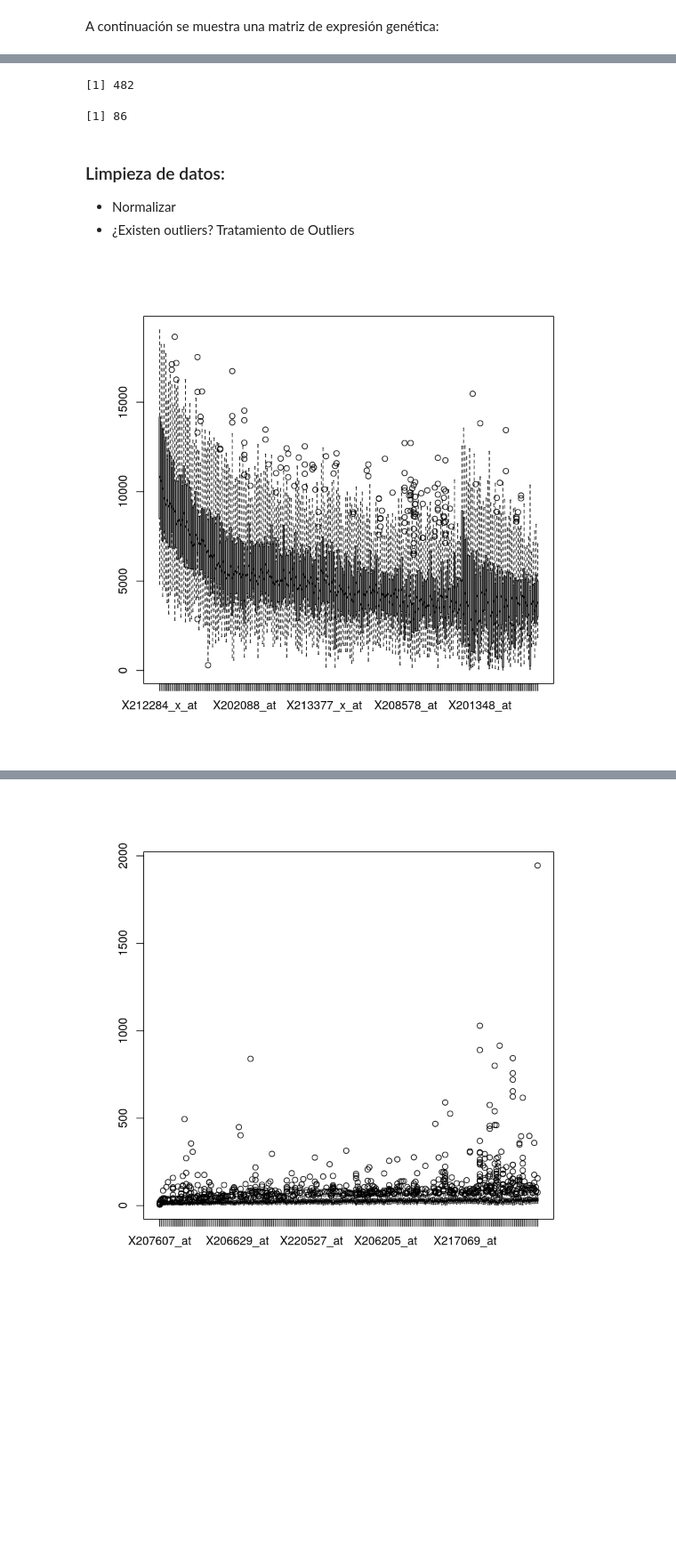
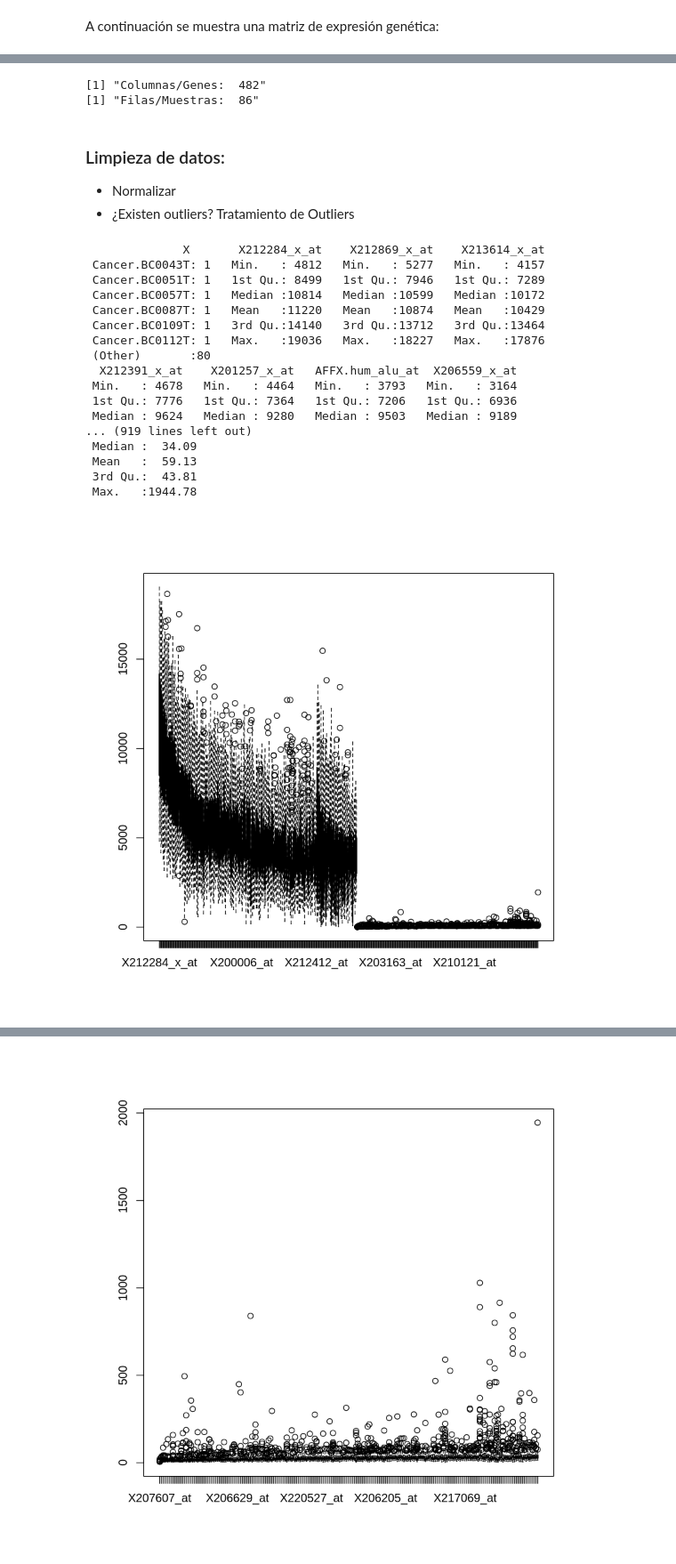
Before and after one commit to error0x01/DATA_MINING, a Jupyter notebook: Practica_jljg.ipynb, the cells around one changed output, grey strips where cells are left out. Shown at 89% size. Drawn from its saved outputs; the diff is of its cells as text; code cells hidden in the pictures; blank space fills up the shorter version.

```diff
--- a/Practica_jljg.ipynb
+++ b/Practica_jljg.ipynb
@@ -11,20 +12,45 @@ head(genexp)
 | Cancer.BC0051T | 9081.20 | 8925.35 | 8276.54 | 9021.02 | 8622.68 | 8925.17 | 7862.39 | ... |
 | Normal.BC0057N | 9006.52 | 8338.44 | 7069.53 | 7909.77 | 7348.80 | 7966.06 | 7120.25 | ... |
 | Cancer.BC0057T | 8307.87 | 7295.69 | 7048.75 | 7111.87 | 6372.62 | 8056.31 | 6406.97 | ... |
-# %%
-ncol(genexp)
-nrow(genexp)
-# %% [output]
-[1] 482
-[1] 86
+# %%
+c <- ncol(genexp)
+f <- nrow(genexp)
+print(paste("Columnas/Genes: ", c))
+print(paste("Filas/Muestras: ", f))
+# %% [output]
+[1] "Columnas/Genes:  482"
+[1] "Filas/Muestras:  86"
 # %% [markdown]
 ### Limpieza de datos:
 
 * Normalizar
 * ¿Existen outliers? Tratamiento de Outliers
 # %%
-# Analizando los datos vemos que hay dos grupos muy distintos de datos,
-# por lo que es interesante normalizarlos y con outliers en todos los casos
-boxplot(genexp[,2:252])
+# Analizando los datos (en base a lo que vemos en las siguientes celdas) vemos:
+# - que hay dos grupos [2-252] y [253:] muy distintos de datos
+# - no parece que hayan NA
+# por lo que es interesante normalizarlos y tratar los outliers
+
+summary(genexp)
 # %% [output]
-[figure, removed]
+              X       X212284_x_at    X212869_x_at    X213614_x_at
+ Cancer.BC0043T: 1   Min.   : 4812   Min.   : 5277   Min.   : 4157
+ Cancer.BC0051T: 1   1st Qu.: 8499   1st Qu.: 7946   1st Qu.: 7289
+ Cancer.BC0057T: 1   Median :10814   Median :10599   Median :10172
+ Cancer.BC0087T: 1   Mean   :11220   Mean   :10874   Mean   :10429
+ Cancer.BC0109T: 1   3rd Qu.:14140   3rd Qu.:13712   3rd Qu.:13464
+ Cancer.BC0112T: 1   Max.   :19036   Max.   :18227   Max.   :17876
+ (Other)       :80
+  X212391_x_at    X201257_x_at   AFFX.hum_alu_at  X206559_x_at
+ Min.   : 4678   Min.   : 4464   Min.   : 3793   Min.   : 3164
+ 1st Qu.: 7776   1st Qu.: 7364   1st Qu.: 7206   1st Qu.: 6936
+ Median : 9624   Median : 9280   Median : 9503   Median : 9189
+... (919 lines left out)
+ Median :  34.09
+ Mean   :  59.13
+ 3rd Qu.:  43.81
+ Max.   :1944.78
+# %%
+boxplot(genexp[, 2:ncol(genexp)])
+# %% [output]
+[figure, added]
```
Also changed, not shown: parts of 23 cells of this notebook.
